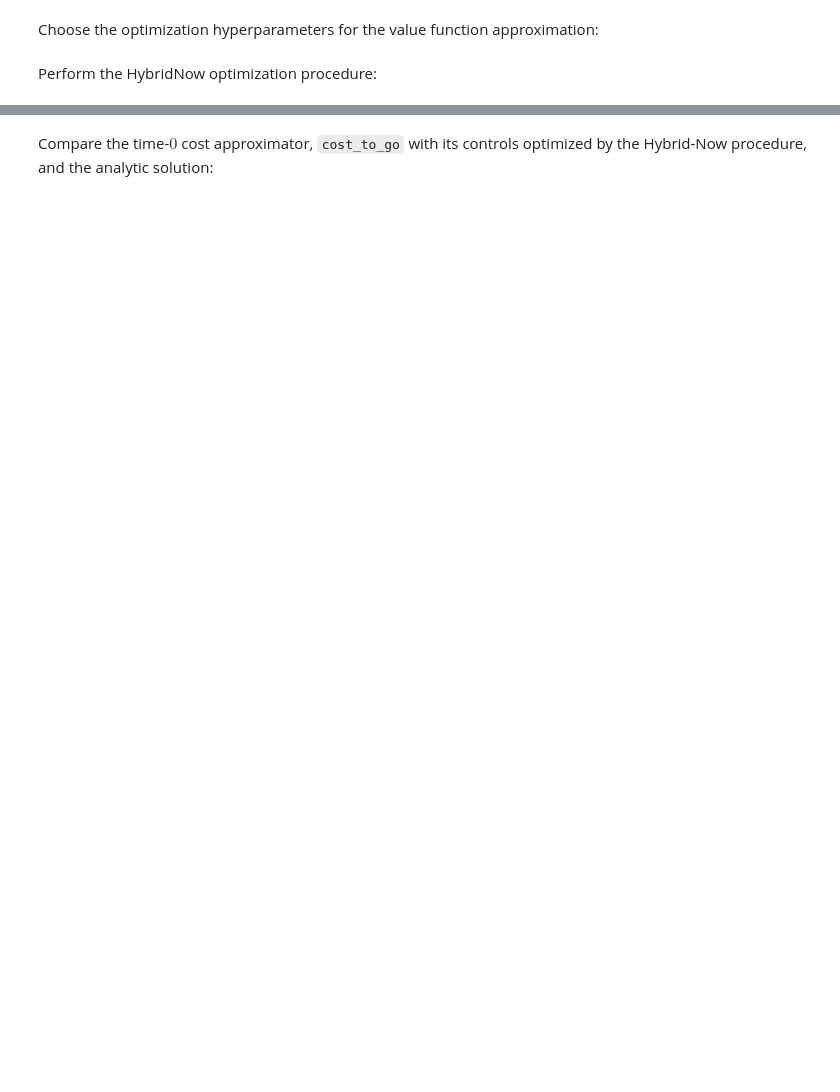
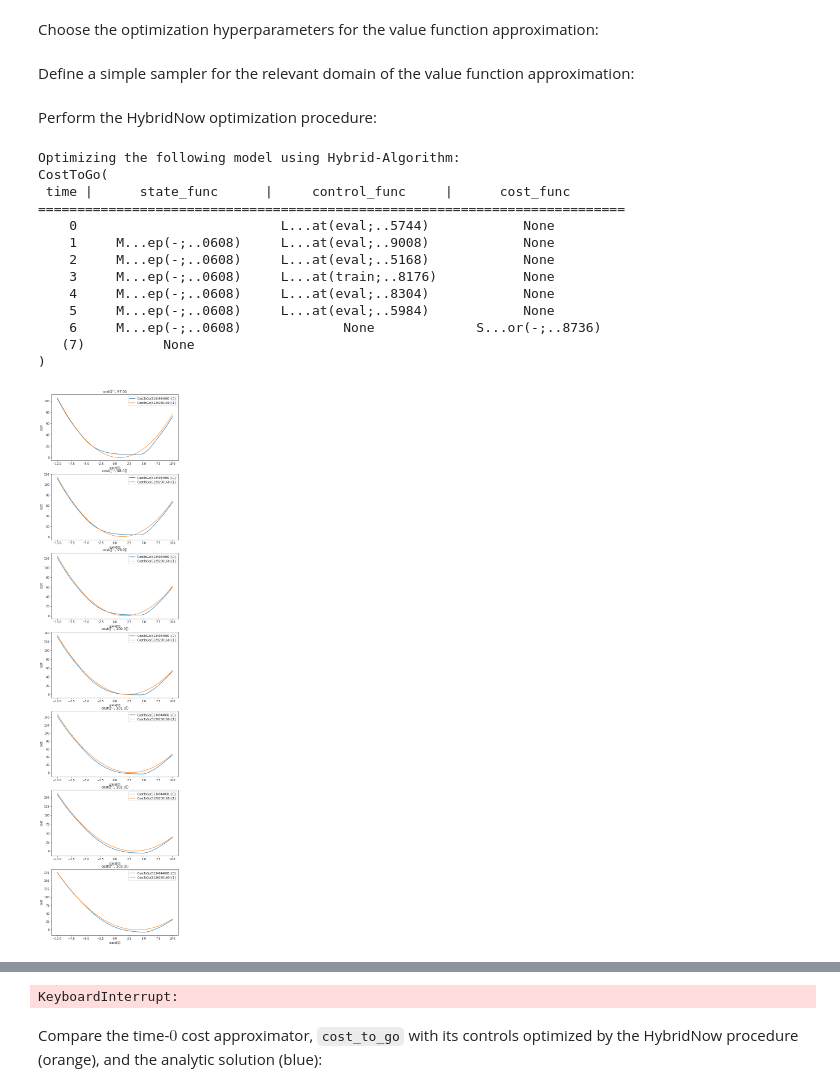
Before and after one commit to rbosh/ml-adp, a Jupyter notebook: doc/examples/option_hedging.ipynb, the cells around one changed output, grey strips where cells are left out. Cells and saved outputs as stored; diff of their text form; code cells hidden in the pictures; blank space fills up the shorter version.

```diff
--- a/doc/examples/option_hedging.ipynb
+++ b/doc/examples/option_hedging.ipynb
@@ -139,7 +142,7 @@ class Derivative(Callable):
 
 
 class SquareReplicationError:
-    r"""Given Payoff Function $h(p_T)$, Implements Square Replication Error $|w_T - h(p_T)|"""
+    r"""Given Payoff Function $h(p_T)$, Implements Square Replication Error $|w_T - h(p_T)|^2"""
     def __init__(self, derivative: Derivative) -> None:
         self.derivative = derivative
 
@@ -504,8 +511,7 @@ param_net_hidden_sizes = (100, 100)
 # %% [markdown]
 Choose the optimization hyperparameters for the value function approximation:
 # %%
-approximation_gradient_descent_steps = 150
-approximation_batch_size = 50
+approximation_gradient_descent_steps = 350
 
 approximation_optimizer_class = torch.optim.Adam
 
@@ -513,3 +519,5 @@ approximation_output_net_lr = 5e-2
 approximation_param_net_lr = 5e-2
 
 gamma = 0.9
+# %% [markdown]
+Define a simple sampler for the relevant domain of the value function approximation:
@@ -576,39 +584,51 @@ for time in reversed(range(len(cost_to_go) - 1)):
         'params': cost_approximator.cost_functions[0].picnn.param_net_modules.parameters(),
         'lr': approximation_param_net_lr
     })
-
     scheduler = torch.optim.lr_scheduler.ExponentialLR(optimizer, gamma=gamma)
 
     approximation_iterations = tqdm(range(approximation_gradient_descent_steps))
     for iteration in approximation_iterations:
 
-        training_state = approximation_training_state_sampler(approximation_batch_size)
+        training_state = approximation_training_state_sampler(sims_size)
         rand_effs = random_effects_sampler.sample(sims_size, objective.steps())
 
-        with torch.no_grad():
-            cost = torch.stack([objective(state, rand_effs).mean(dim=0)
-                                for state in training_state], dim=0)
+        cost = objective(training_state, rand_effs)
         approx_cost = cost_approximator(training_state)
-        approx_error = torch.norm(cost - approx_cost, p=2)
+        approx_error = torch.norm(cost - approx_cost, p=2)  #
 
         approx_error.backward()
         optimizer.step()
         optimizer.zero_grad()
 
         if iteration % 100 == 0 and iteration >= 1:
             scheduler.step()
 
         approximation_iterations.set_description(
             f"Time {time} Value Function Approximation - Error: {approx_error:9.2f}"
         )
     cost_approximator.eval()
 
     with torch.no_grad():
         cost_approximator.plot_state_component_range(
             torch.arange(-10., 10.5, 0.5).to(device),
             torch.arange(97., 104.).to(device),
             random_effects=rand_effs,
             versus=objective,
             plot_size=(8,5)
         )
         plt.show()
+# %% [output]
+Optimizing the following model using Hybrid-Algorithm:
+CostToGo(
+ time |      state_func      |     control_func     |      cost_func
+===========================================================================
+    0                          L...at(eval;..5744)            None
+    1     M...ep(-;..0608)     L...at(eval;..9008)            None
+    2     M...ep(-;..0608)     L...at(eval;..5168)            None
+    3     M...ep(-;..0608)     L...at(train;..8176)           None
+    4     M...ep(-;..0608)     L...at(eval;..8304)            None
+    5     M...ep(-;..0608)     L...at(eval;..5984)            None
+    6     M...ep(-;..0608)             None             S...or(-;..8736)
+   (7)          None
+)
+[figure, added]
@@ -615,5 +636,6 @@ for time in reversed(range(len(cost_to_go) - 1)):
+KeyboardInterrupt:
 # %% [markdown]
-Compare the time-$0$ cost approximator, ``cost_to_go`` with its controls optimized by the Hybrid-Now procedure, and the analytic solution:
+Compare the time-$0$ cost approximator, ``cost_to_go`` with its controls optimized by the HybridNow procedure (orange), and the analytic solution (blue):
 # %%
 analytic_error.plot_state_component_range(
     torch.arange(0., 10.5, 0.25).to(device),
```
Also changed, not shown: parts of 35 cells of this notebook, 5 other files.
